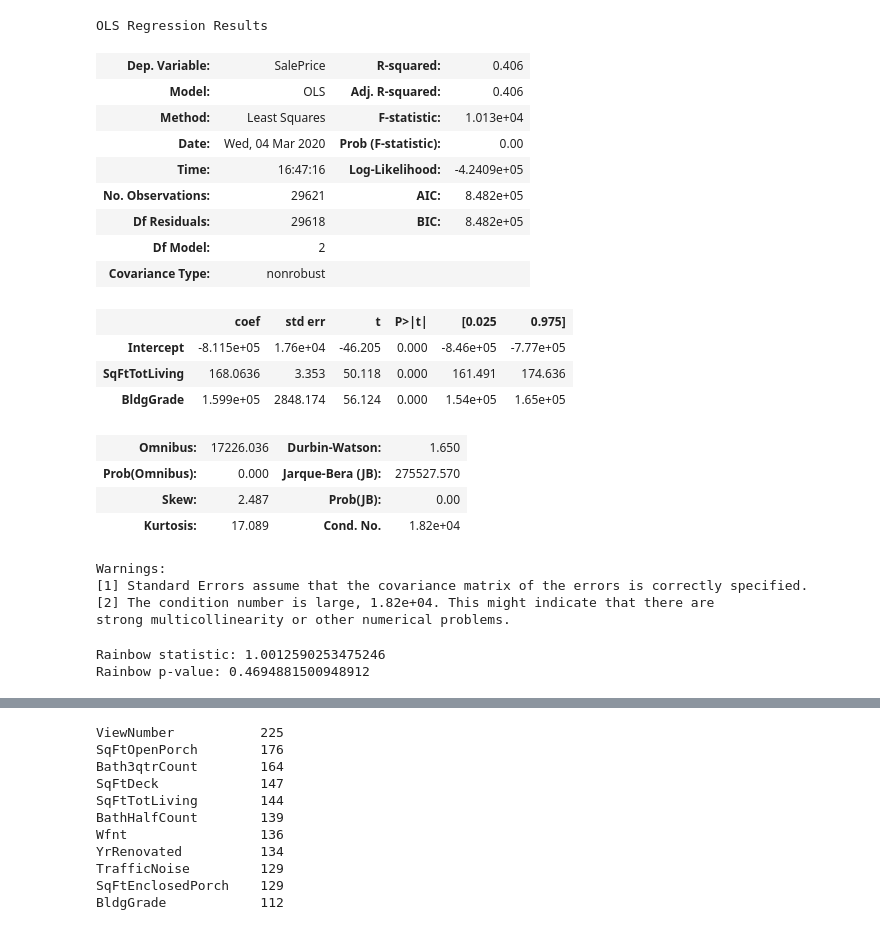
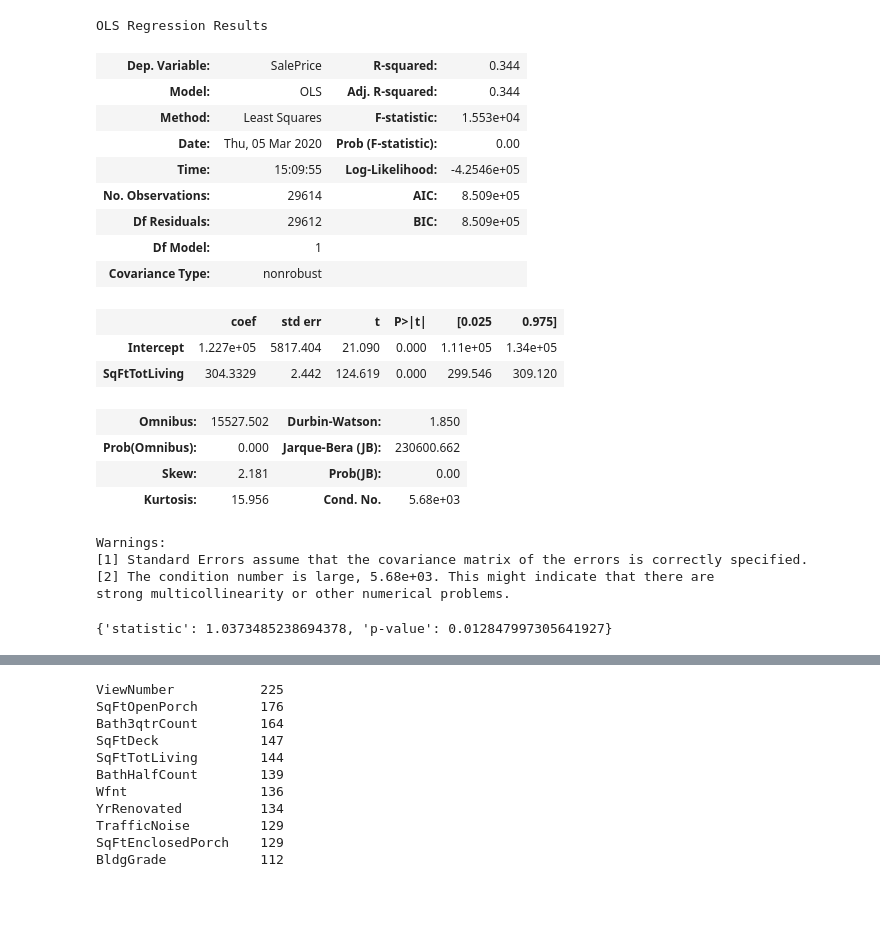
Before and after one commit to sam-thurman/king_county_housing, a Jupyter notebook: notebooks/exploratory/jarod_exploratory.ipynb, the cells around one changed output, grey strips where cells are left out. Saved outputs shown, nothing was run; the diff lists cells and outputs as text; code cells hidden in the pictures; blank space fills up the shorter version.

```diff
--- a/notebooks/exploratory/jarod_exploratory.ipynb
+++ b/notebooks/exploratory/jarod_exploratory.ipynb
@@ -29,6 +26,6 @@ for i in sorted(merged.columns):
 #lst
 # %%
 merged['Sqft'] = merged['SqFtTotLiving'] + merged['SqFtFinBasement'] + merged['SqFtDeck']
-trimmed = merged[(merged['SqFtTotLiving'] < 50000)]
-sqft = trimmed['BldgGrade']
+trimmed = merged[(merged['SqFtTotLiving'] < 50000) & (merged['SqFtTotLiving'] > 10)]
+sqft = trimmed['SqFtTotLiving']
 price = trimmed['SalePrice']
@@ -47,33 +40,29 @@ plt.scatter(sqft, price, alpha = 0.1)
 # %%
-fsm = ols(formula="SalePrice ~ SqFtTotLiving + BldgGrade", data=trimmed).fit()
+fsm = get_model(trimmed, ['SqFtTotLiving'])
 fsm.summary()
 # %% [output]
 OLS Regression Results
-| Dep. Variable: | SalePrice | R-squared: | 0.406 |
-| Model: | OLS | Adj. R-squared: | 0.406 |
-| Method: | Least Squares | F-statistic: | 1.013e+04 |
-| Date: | Wed, 04 Mar 2020 | Prob (F-statistic): | 0.00 |
-| Time: | 16:47:16 | Log-Likelihood: | -4.2409e+05 |
-| No. Observations: | 29621 | AIC: | 8.482e+05 |
-| Df Residuals: | 29618 | BIC: | 8.482e+05 |
-| Df Model: | 2 |  |  |
+| Dep. Variable: | SalePrice | R-squared: | 0.344 |
+| Model: | OLS | Adj. R-squared: | 0.344 |
+| Method: | Least Squares | F-statistic: | 1.553e+04 |
+| Date: | Thu, 05 Mar 2020 | Prob (F-statistic): | 0.00 |
+| Time: | 15:09:55 | Log-Likelihood: | -4.2546e+05 |
+| No. Observations: | 29614 | AIC: | 8.509e+05 |
+| Df Residuals: | 29612 | BIC: | 8.509e+05 |
+| Df Model: | 1 |  |  |
 | Covariance Type: | nonrobust |  |  |
 |  | coef | std err | t | P>|t| | [0.025 | 0.975] |
-| Intercept | -8.115e+05 | 1.76e+04 | -46.205 | 0.000 | -8.46e+05 | -7.77e+05 |
-| SqFtTotLiving | 168.0636 | 3.353 | 50.118 | 0.000 | 161.491 | 174.636 |
-| BldgGrade | 1.599e+05 | 2848.174 | 56.124 | 0.000 | 1.54e+05 | 1.65e+05 |
+| Intercept | 1.227e+05 | 5817.404 | 21.090 | 0.000 | 1.11e+05 | 1.34e+05 |
+| SqFtTotLiving | 304.3329 | 2.442 | 124.619 | 0.000 | 299.546 | 309.120 |
-| Omnibus: | 17226.036 | Durbin-Watson: | 1.650 |
-| Prob(Omnibus): | 0.000 | Jarque-Bera (JB): | 275527.570 |
-| Skew: | 2.487 | Prob(JB): | 0.00 |
-| Kurtosis: | 17.089 | Cond. No. | 1.82e+04 |
+| Omnibus: | 15527.502 | Durbin-Watson: | 1.850 |
+| Prob(Omnibus): | 0.000 | Jarque-Bera (JB): | 230600.662 |
+| Skew: | 2.181 | Prob(JB): | 0.00 |
+| Kurtosis: | 15.956 | Cond. No. | 5.68e+03 |
 Warnings:
 [1] Standard Errors assume that the covariance matrix of the errors is correctly specified.
-[2] The condition number is large, 1.82e+04. This might indicate that there are
+[2] The condition number is large, 5.68e+03. This might indicate that there are
 strong multicollinearity or other numerical problems.
-# %%
-rainbow_statistic, rainbow_p_value = linear_rainbow(fsm)
-print("Rainbow statistic:", rainbow_statistic)
-print("Rainbow p-value:", rainbow_p_value)
-# %% [output]
-Rainbow statistic: 1.0012590253475246
-Rainbow p-value: 0.4694881500948912
+# %%
+get_rainbow(fsm)
+# %% [output]
+{'statistic': 1.0373485238694378, 'p-value': 0.012847997305641927}
```
Also changed, not shown: parts of 18 cells of this notebook, 4 other files.
